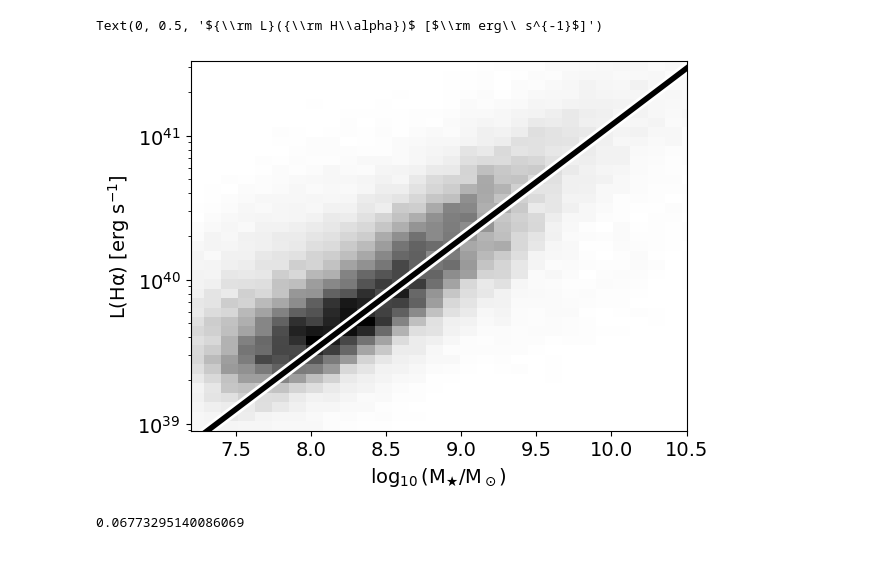
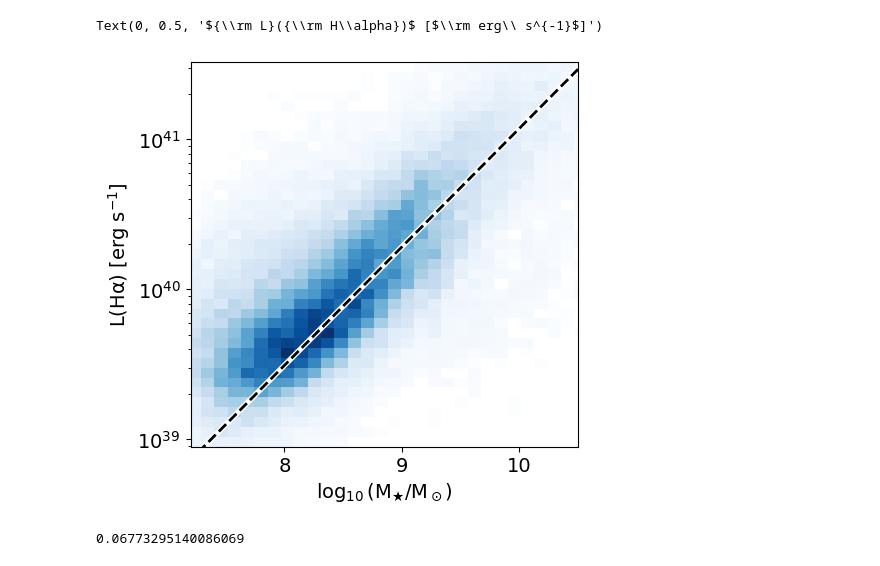
Before and after one commit to ekadofong/pieridae, a Jupyter notebook: notebooks/PixelEmission.ipynb, the cells around one changed output. Drawn from its saved outputs; the diff is of its cells as text; code cells hidden in the pictures.

```diff
--- a/notebooks/PixelEmission.ipynb
+++ b/notebooks/PixelEmission.ipynb
@@ -108,25 +115,29 @@ in_band = (catalog['z_spec']>0.05)&(catalog['z_spec']<0.11)
 oiii_excess = catalog.loc[is_good&is_starburst&in_band]
 oiii_excess[['RA','DEC']].to_csv('../../pixel_excess/scripts/oiii_excess.txt', index=False, header=False, sep=' ')
 # %%
+plt.figure(figsize=(5,5))
 cx = catalog.query('pz>0.3')
 ek.hist2d(
     cx['logmass'],
     cx['L_Ha'],
     bins=40,
-    yscale='log'
+    yscale='log',
+    cmap=ec.whiteanchor_colormap(plt.cm.Blues)
 )
 lm = np.linspace(7., 10.5,30)
 ek.outlined_plot(
     lm,
-    calibrations.SFR2LHa(10.**(alpha * (lm - 8.5) + sfr0))
+    calibrations.SFR2LHa(10.**(alpha * (lm - 8.5) + sfr0)),
+    lw=2,
+    ls='--'
 )
 plt.yscale('log')
 plt.xlim(7.2, 10.5)
 plt.xlabel(ek.common_labels['logmstar'])
 plt.ylabel(ek.common_labels['halum'])
 # %% [output]
 Text(0, 0.5, '${\\rm L}({\\rm H\\alpha})$ [$\\rm erg\\ s^{-1}$]')
-[figure, old version]
+[figure, new version]
 # %%
 from astropy import cosmology
 cosmo = cosmology.FlatLambdaCDM(70.,0.3)
```
Also changed, not shown: parts of 1 cell of this notebook, 3 other files.
